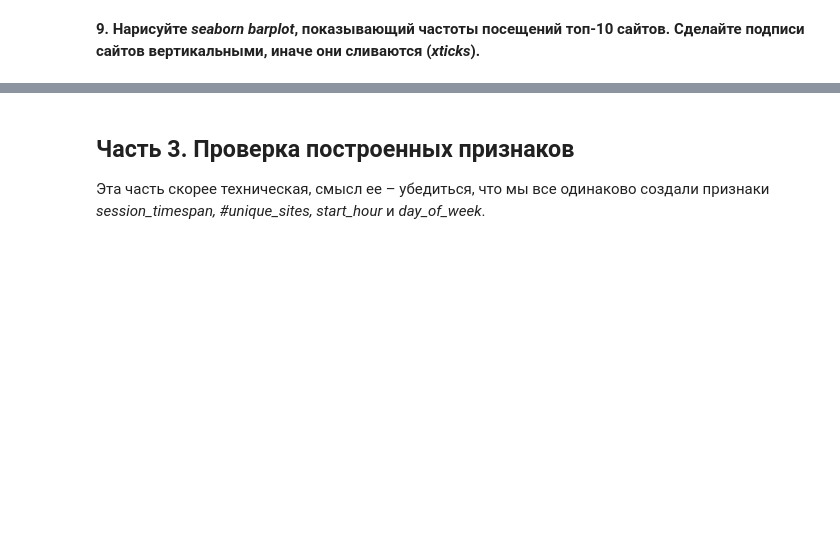
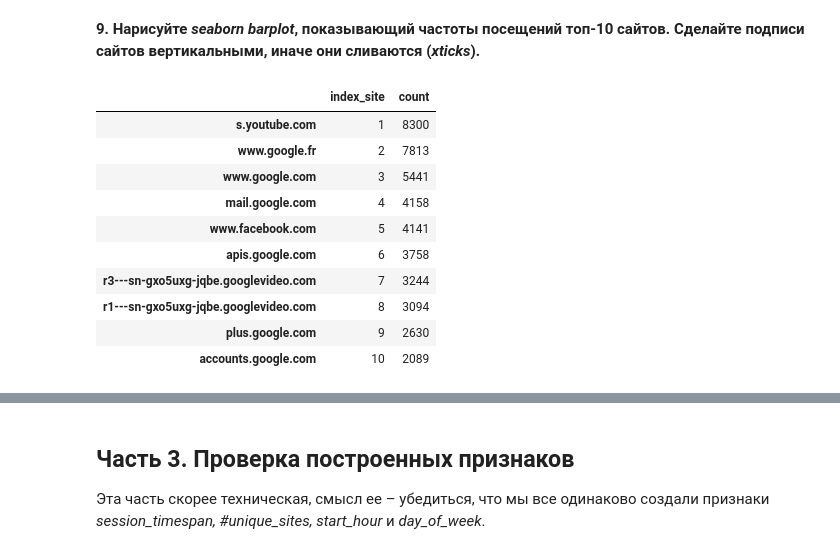
Before and after one commit to Vliseev/ml, a Jupyter notebook: 6/ident/week_3/week3_visual_analysis_and_fe_PR.ipynb, the cells around one changed output, grey strips where cells are left out. Cells and saved outputs as stored; diff of their text form; code cells hidden in the pictures; blank space fills up the shorter version.

```diff
--- a/6/ident/week_3/week3_visual_analysis_and_fe_PR.ipynb
+++ b/6/ident/week_3/week3_visual_analysis_and_fe_PR.ipynb
@@ -387,6 +375,8 @@ plt.show()
 # %%
 with open(PATH_TO_DATA+'/site_freq_10users.pkl','rb') as f:
     site_freq_10 = pickle.load(f)
+
+df_freq = pd.DataFrame(data=list(site_freq_10.values()),index=list(site_freq_10.keys()),\
+                                                        columns = ['index_site','count'])
+
+df_freq=df_freq.sort_values(by='count',ascending=False,kind='mergesort')
-# %%
-df_freq = pd.DataFrame(data=list(site_freq_10.values()),index=list(site_freq_10.keys()),\
-                                                        columns = ['index','count'])
@@ -403,0 +390,14 @@ sns.barplot ''' ВАШ КОД ЗДЕСЬ '''
+# %%
+df_freq.head(10)
+# %% [output]
+|  | index_site | count |
+| s.youtube.com | 1 | 8300 |
+| www.google.fr | 2 | 7813 |
+| www.google.com | 3 | 5441 |
+| mail.google.com | 4 | 4158 |
+| www.facebook.com | 5 | 4141 |
+| apis.google.com | 6 | 3758 |
+| r3---sn-gxo5uxg-jqbe.googlevideo.com | 7 | 3244 |
+| r1---sn-gxo5uxg-jqbe.googlevideo.com | 8 | 3094 |
+| plus.google.com | 9 | 2630 |
+| accounts.google.com | 10 | 2089 |
```
Also changed, not shown: parts of 38 cells of this notebook, 4 other files.
